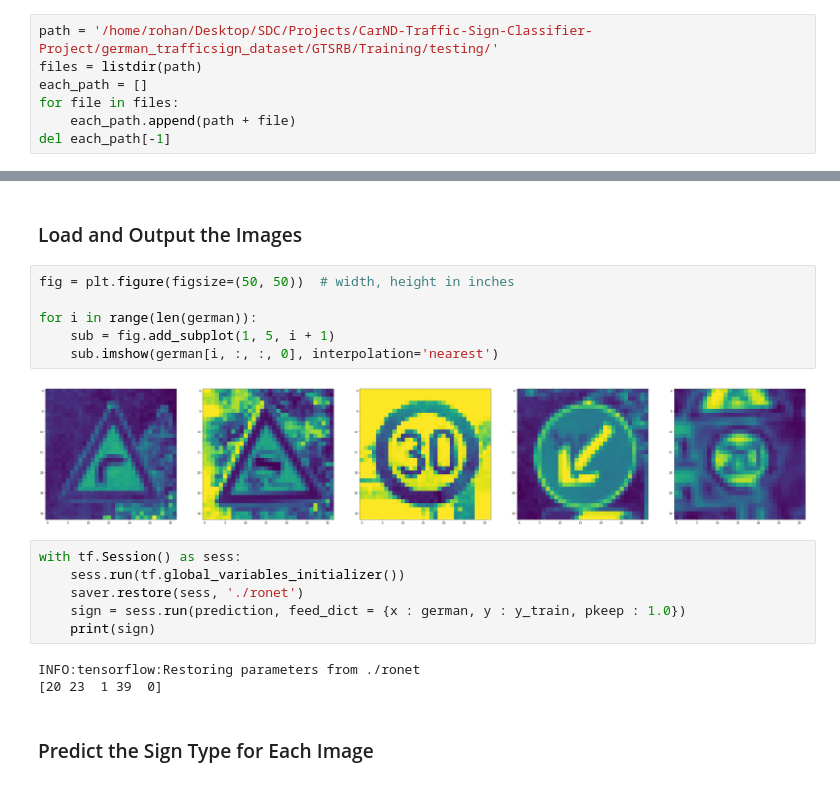
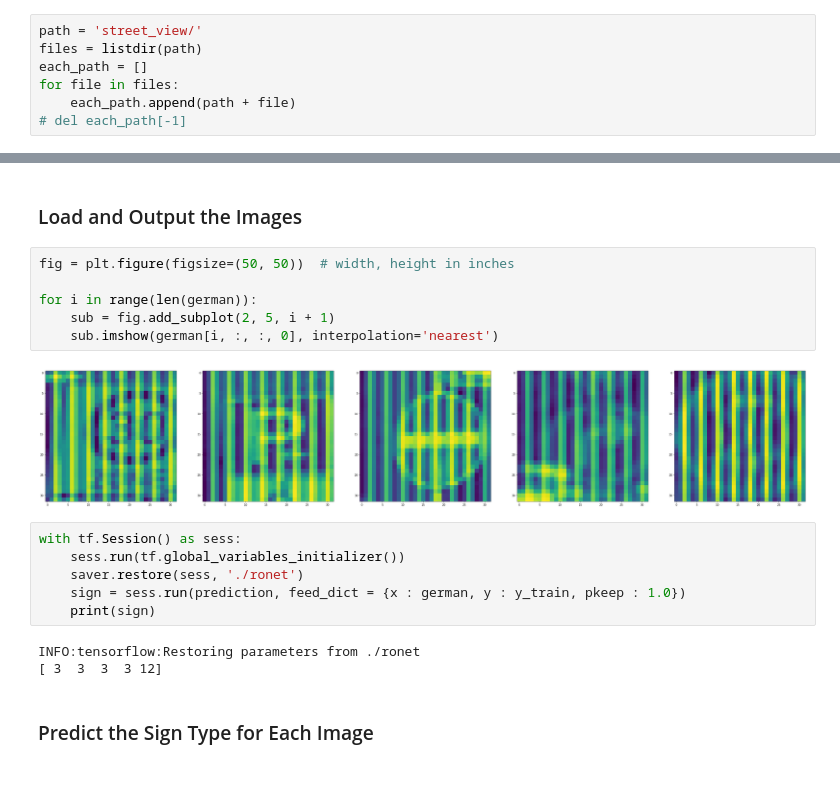
Before and after one commit to rohanraj96/Project2-submission, a Jupyter notebook: Traffic_Sign_Classifier.ipynb, the cells around one changed output, grey strips where cells are left out. Saved outputs shown, nothing was run; the diff lists cells and outputs as text.

```diff
--- a/Traffic_Sign_Classifier.ipynb
+++ b/Traffic_Sign_Classifier.ipynb
@@ -494,12 +471,12 @@ You may find `signnames.csv` useful as it contains mappings from the class id (i
 # %%
 from os import listdir
 # %%
-path = '/home/rohan/Desktop/SDC/Projects/CarND-Traffic-Sign-Classifier-Project/german_trafficsign_dataset/GTSRB/Training/testing/'
+path = 'street_view/'
 files = listdir(path)
 each_path = []
 for file in files:
     each_path.append(path + file)
-del each_path[-1]
+# del each_path[-1]
 # %%
 german = []
 for img in each_path:
@@ -518,11 +495,11 @@ german.shape
 # %%
 fig = plt.figure(figsize=(50, 50))  # width, height in inches
 
 for i in range(len(german)):
-    sub = fig.add_subplot(1, 5, i + 1)
+    sub = fig.add_subplot(2, 5, i + 1)
     sub.imshow(german[i, :, :, 0], interpolation='nearest')
 # %% [output]
-[figure, old version]
+[figure, new version]
 # %%
 with tf.Session() as sess:
     sess.run(tf.global_variables_initializer())
@@ -531,7 +508,7 @@ with tf.Session() as sess:
     print(sign)
 # %% [output]
 INFO:tensorflow:Restoring parameters from ./ronet
-[20 23  1 39  0]
+[ 3  3  3  3 12]
 # %% [markdown]
 ### Predict the Sign Type for Each Image
 # %%
```
Also changed, not shown: parts of 10 cells of this notebook, 2 other files.
